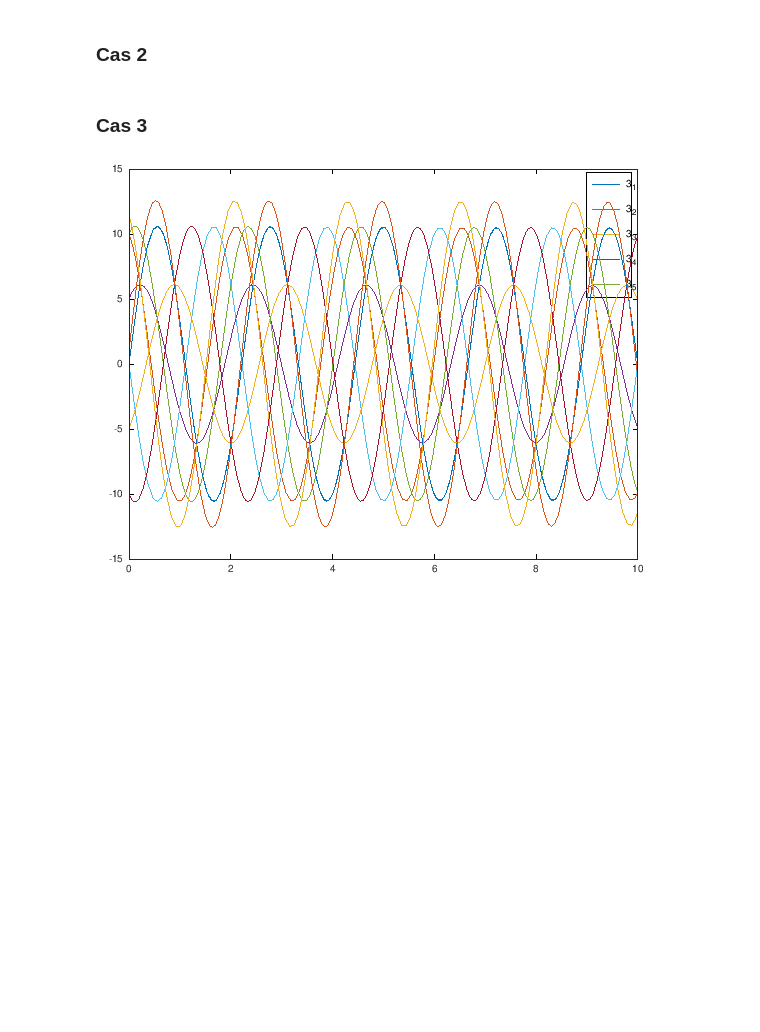
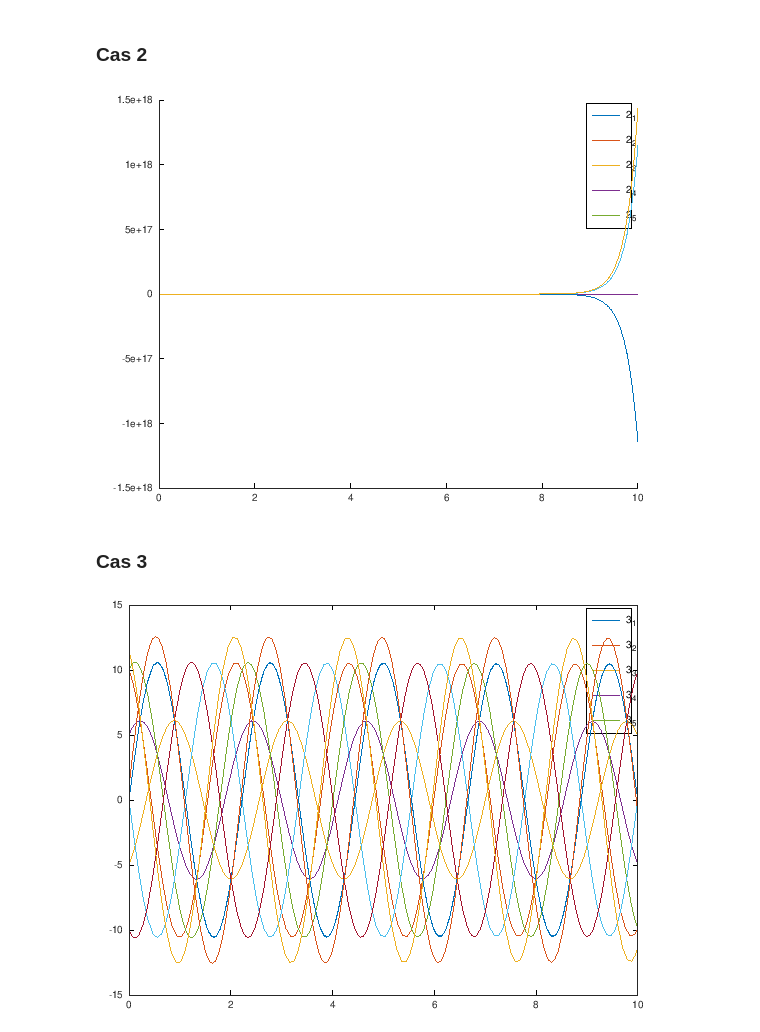
Before and after one commit to AlexandreHnf/Projet_ModSim, a Jupyter notebook: projet.ipynb, the cells around one changed output. Saved outputs shown, nothing was run; the diff lists cells and outputs as text; code cells hidden in the pictures; blank space fills up the shorter version.

```diff
--- a/projet.ipynb
+++ b/projet.ipynb
@@ -502,2 +502,18 @@ plot(t5,x5)
 # %% [markdown]
 ### Cas 2
+# %%
+hold on;
+[t2_1, x2_1] = system_simulation([1 -3; 3 1], [0, 10]);
+plot(t2_1, x2_1)
+[t2_2, x2_2] = system_simulation([1 3; 3 1], [-5, 5]);
+plot(t2_2, x2_2)
+[t2_3, x2_3] = system_simulation([1 3; 3 1], [10, 0]);
+plot(t2_3, x2_3)
+[t2_4, x2_4] = system_simulation([1 3; 3 1], [-10, 0]);
+plot(t2_4, x2_4)
+[t2_5, x2_5] = system_simulation([1 3; 3 1], [1, 11.5]);
+plot(t2_5, x2_5)
+
+legend("2_1", "2_2", "2_3", "2_4", "2_5")
+# %% [output]
+[figure, added]
```
Also changed, not shown: parts of 4 cells of this notebook, 1 other file.
